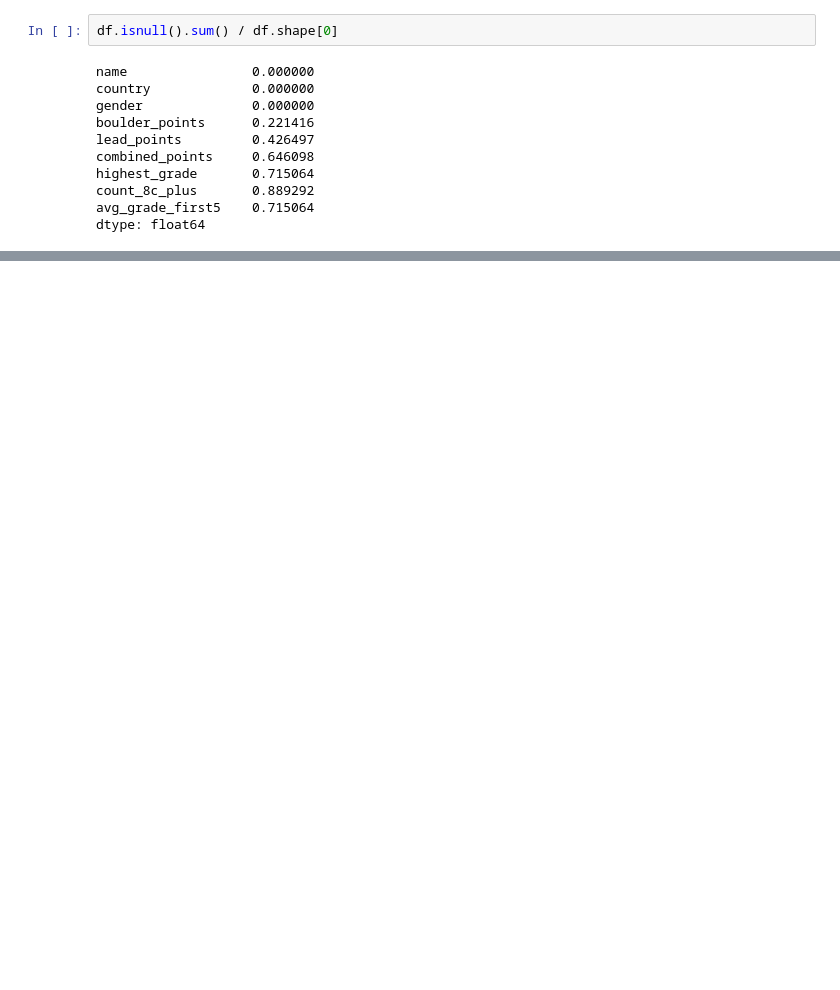
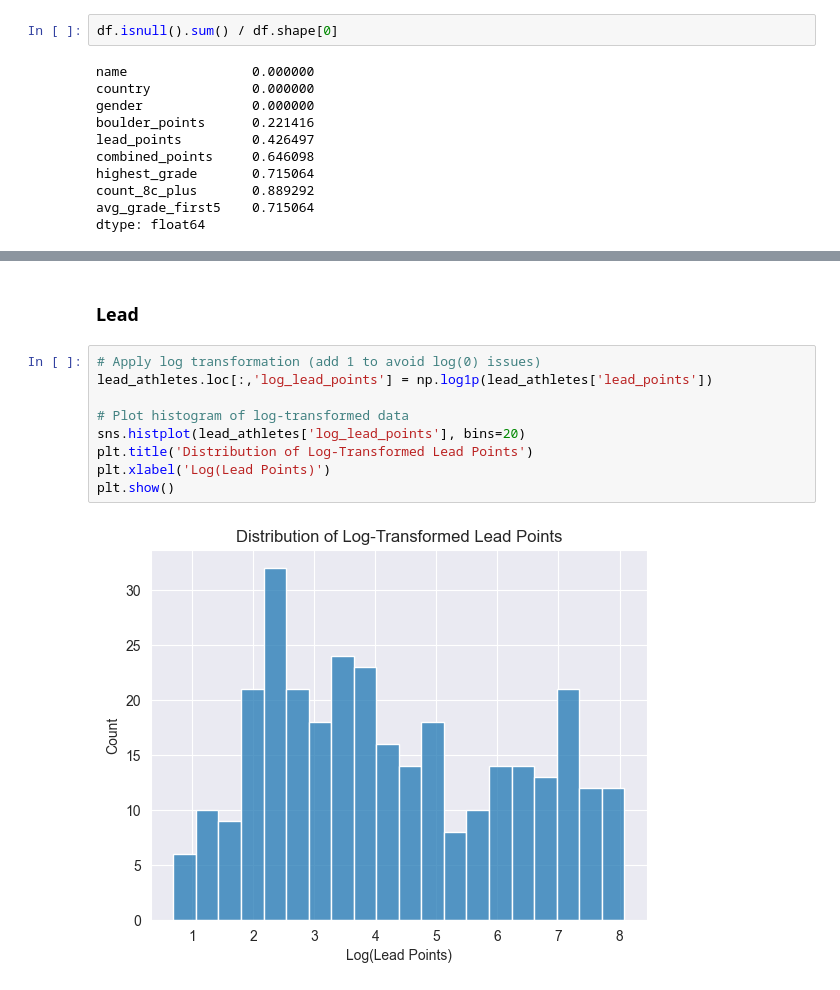
Before and after one commit to ssinix/crag-to-competition, a Jupyter notebook: 02_data_analysis/2.1_EDA.ipynb, the cells around one changed output, grey strips where cells are left out. Drawn from its saved outputs; the diff is of its cells as text; blank space fills up the shorter version.

```diff
--- a/02_data_analysis/2.1_EDA.ipynb
+++ b/02_data_analysis/2.1_EDA.ipynb
@@ -107,0 +159,13 @@ dtype: float64
+# %% [markdown]
+### Lead
+# %%
+# Apply log transformation (add 1 to avoid log(0) issues)
+lead_athletes.loc[:,'log_lead_points'] = np.log1p(lead_athletes['lead_points'])
+
+# Plot histogram of log-transformed data
+sns.histplot(lead_athletes['log_lead_points'], bins=20)
+plt.title('Distribution of Log-Transformed Lead Points')
+plt.xlabel('Log(Lead Points)')
+plt.show()
+# %% [output]
+[figure, added]
```
Also changed, not shown: parts of 27 cells of this notebook.
